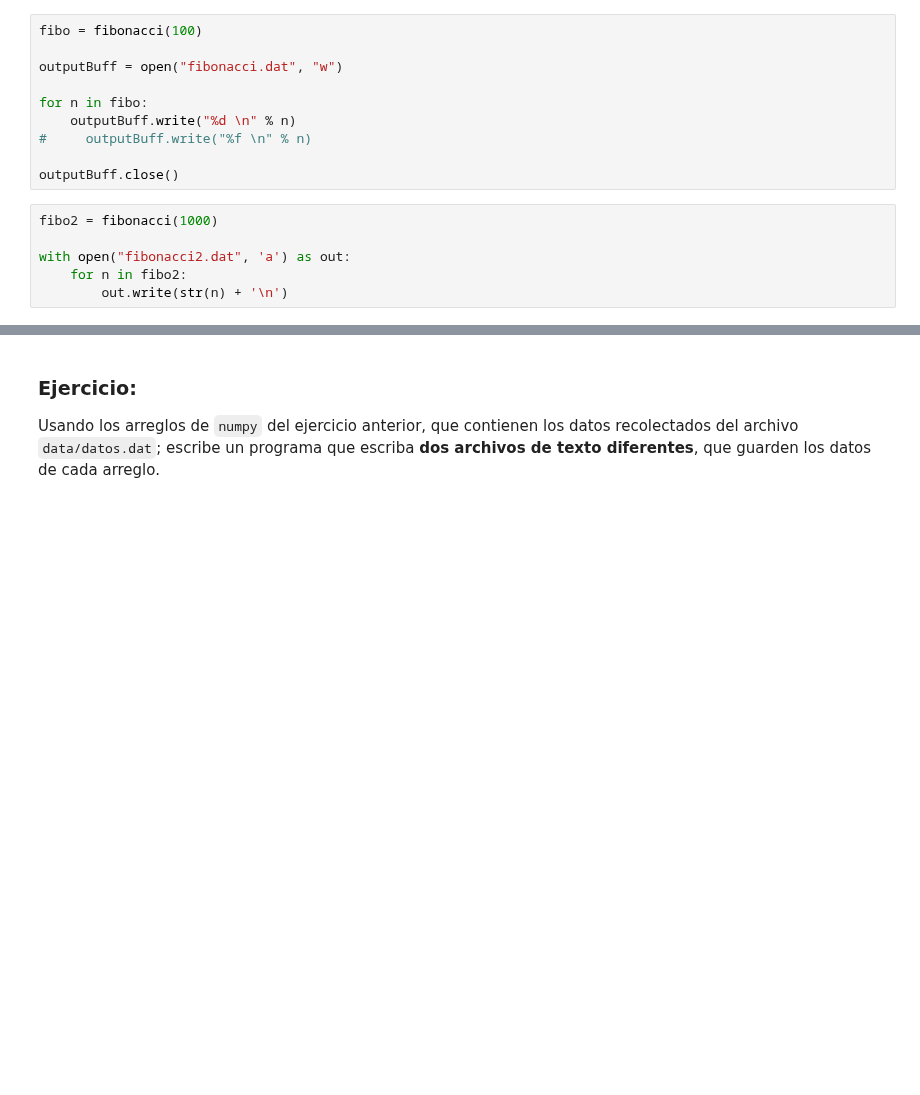
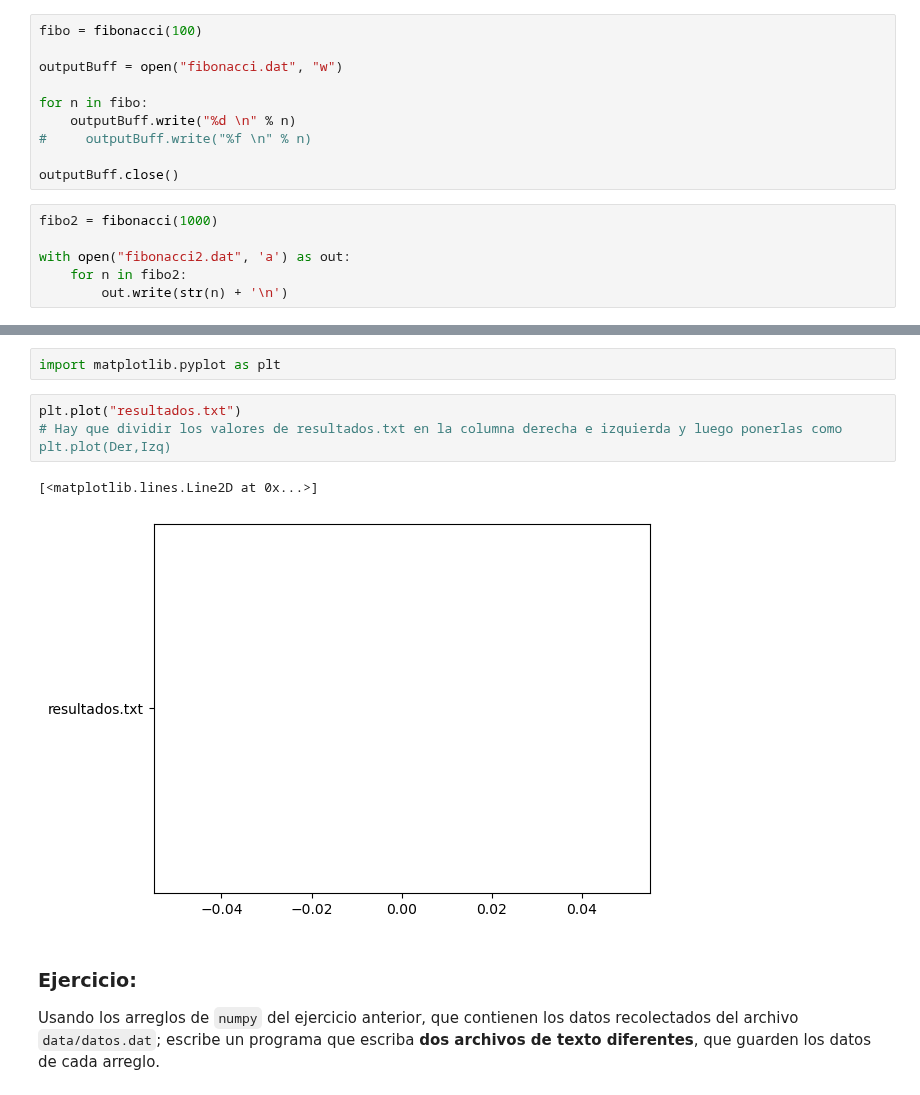
Before and after one commit to SebastianDhamar/RepositorioFisicaComp, a Jupyter notebook: 1_ProgramacionPython/4_Entrada-Salida_Datos.ipynb, the cells around one changed output, grey strips where cells are left out. Cells and saved outputs as stored; diff of their text form; blank space fills up the shorter version.

```diff
--- a/1_ProgramacionPython/4_Entrada-Salida_Datos.ipynb
+++ b/1_ProgramacionPython/4_Entrada-Salida_Datos.ipynb
@@ -403,3 +500,11 @@ with open("fibonacci2.dat", 'a') as out:
+# %%
+import matplotlib.pyplot as plt
+# %%
+plt.plot("resultados.txt")
+# Hay que dividir los valores de resultados.txt en la columna derecha e izquierda y luego ponerlas como plt.plot(Der,Izq)
+# %% [output]
+[<matplotlib.lines.Line2D at 0x...>]
+[figure, added]
 # %% [markdown]
 ### **Ejercicio:**
 
```
Also changed, not shown: parts of 18 cells of this notebook, 3 other files.
